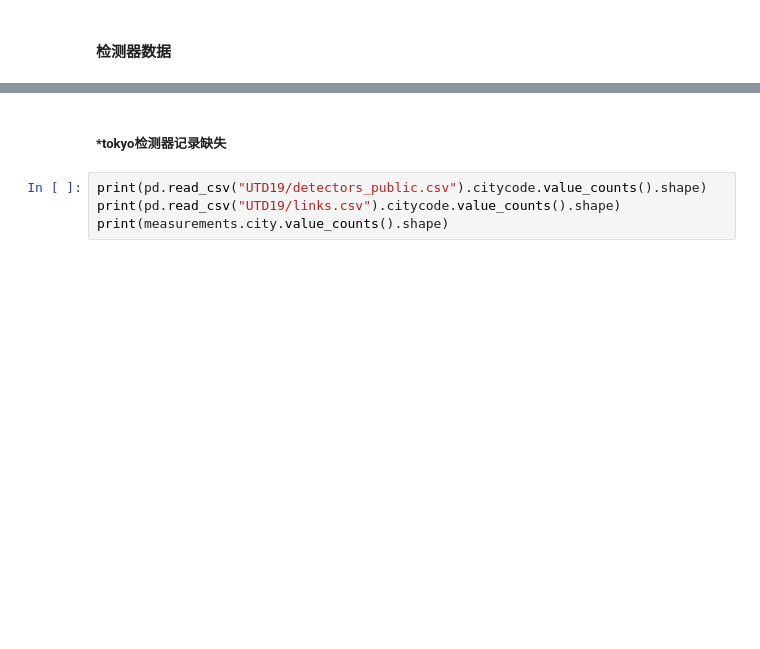
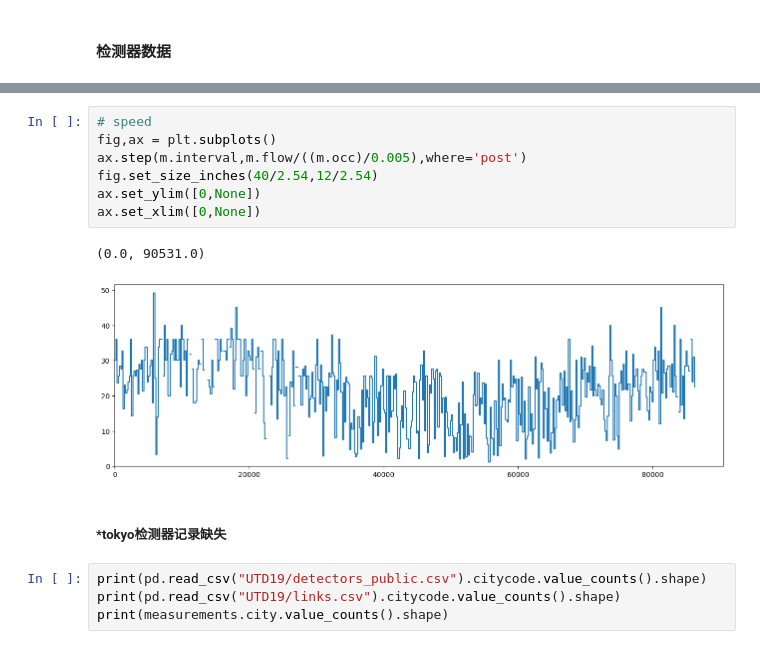
Before and after one commit to feng-jialong/Network-Control, a Jupyter notebook: exp.ipynb, the cells around one changed output, grey strips where cells are left out. Drawn from its saved outputs; the diff is of its cells as text; blank space fills up the shorter version.

```diff
--- a/exp.ipynb
+++ b/exp.ipynb
@@ -113,3 +194,13 @@ print(measurements.head())
+# %%
+# speed
+fig,ax = plt.subplots()
+ax.step(m.interval,m.flow/((m.occ)/0.005),where='post')
+fig.set_size_inches(40/2.54,12/2.54)
+ax.set_ylim([0,None])
+ax.set_xlim([0,None])
+# %% [output]
+(0.0, 90531.0)
+[figure, added]
 # %% [markdown]
 ##### *tokyo检测器记录缺失
 # %%
```
Also changed, not shown: parts of 13 cells of this notebook, 1 other file.
